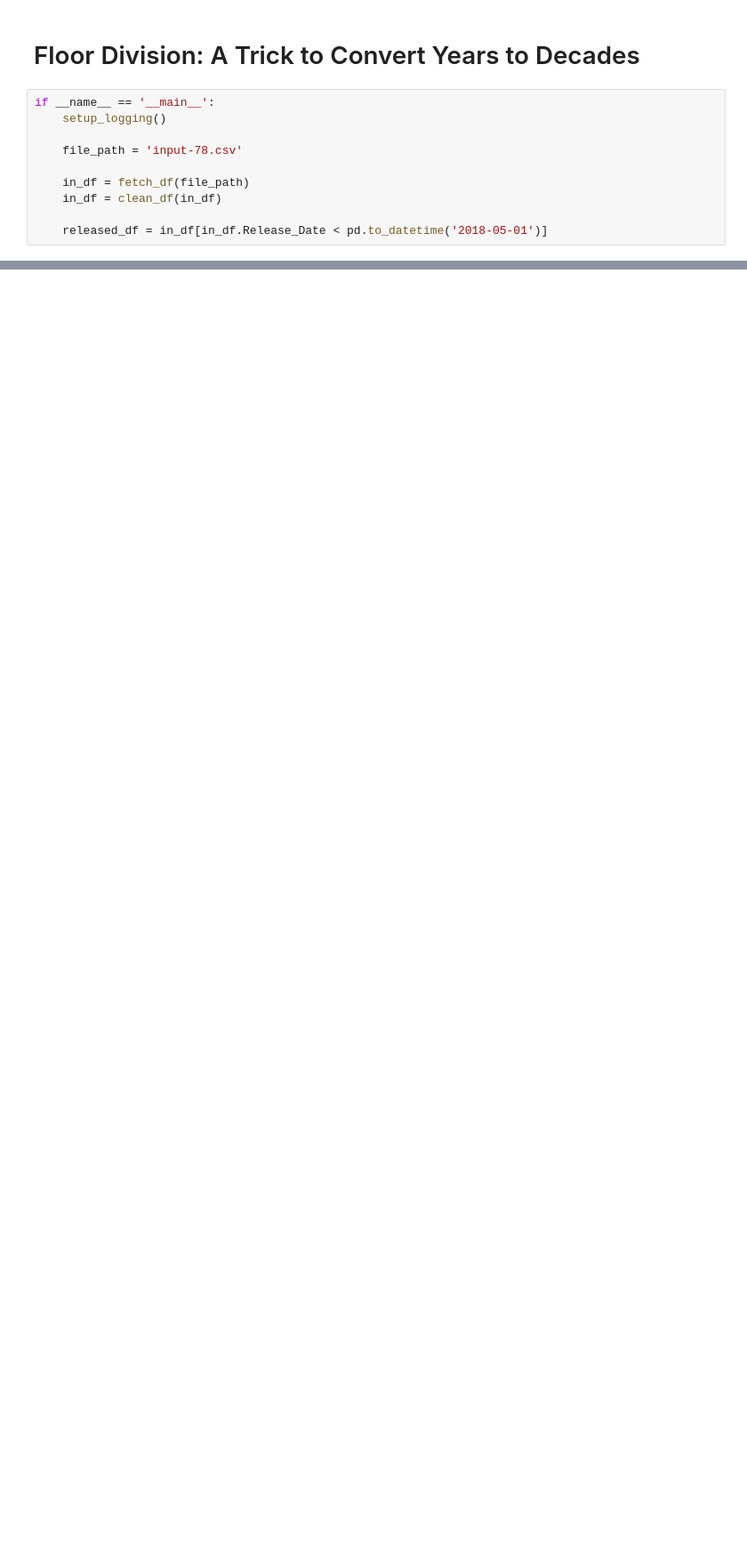
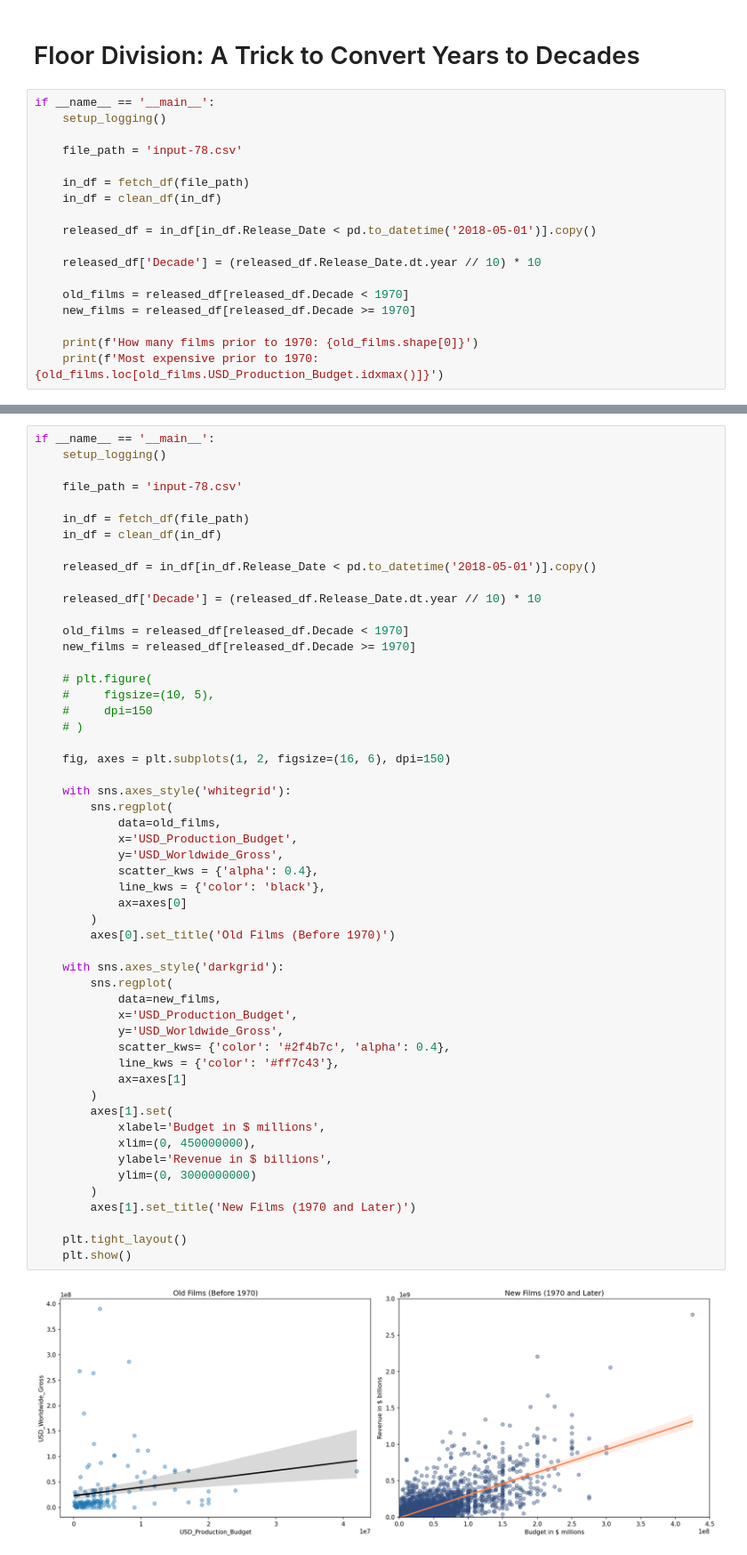
Before and after one commit to myself-Irfan/100_Python_Angela, a Jupyter notebook: 78.ipynb, the cells around one changed output, grey strips where cells are left out. Shown at 89% size. Saved outputs shown, nothing was run; the diff lists cells and outputs as text; blank space fills up the shorter version.

```diff
--- a/78.ipynb
+++ b/78.ipynb
@@ -220,4 +220,12 @@ if __name__ == '__main__':
     in_df = fetch_df(file_path)
     in_df = clean_df(in_df)
 
-    released_df = in_df[in_df.Release_Date < pd.to_datetime('2018-05-01')]
+    released_df = in_df[in_df.Release_Date < pd.to_datetime('2018-05-01')].copy()
+
+    released_df['Decade'] = (released_df.Release_Date.dt.year // 10) * 10
+
+    old_films = released_df[released_df.Decade < 1970]
+    new_films = released_df[released_df.Decade >= 1970]
+
+    print(f'How many films prior to 1970: {old_films.shape[0]}')
+    print(f'Most expensive prior to 1970: {old_films.loc[old_films.USD_Production_Budget.idxmax()]}')
@@ -223,0 +244,55 @@ if __name__ == '__main__':
+# %%
+if __name__ == '__main__':
+    setup_logging()
+
+    file_path = 'input-78.csv'
+
+    in_df = fetch_df(file_path)
+    in_df = clean_df(in_df)
+
+    released_df = in_df[in_df.Release_Date < pd.to_datetime('2018-05-01')].copy()
+
+    released_df['Decade'] = (released_df.Release_Date.dt.year // 10) * 10
+
+    old_films = released_df[released_df.Decade < 1970]
+    new_films = released_df[released_df.Decade >= 1970]
+
+    # plt.figure(
+    #     figsize=(10, 5),
+    #     dpi=150
+    # )
+
+    fig, axes = plt.subplots(1, 2, figsize=(16, 6), dpi=150)
+
+    with sns.axes_style('whitegrid'):
+        sns.regplot(
+            data=old_films,
+            x='USD_Production_Budget',
+            y='USD_Worldwide_Gross',
+            scatter_kws = {'alpha': 0.4},
+            line_kws = {'color': 'black'},
+            ax=axes[0]
+        )
+        axes[0].set_title('Old Films (Before 1970)')
+
+    with sns.axes_style('darkgrid'):
+        sns.regplot(
+            data=new_films,
+            x='USD_Production_Budget',
+            y='USD_Worldwide_Gross',
+            scatter_kws= {'color': '#2f4b7c', 'alpha': 0.4},
+            line_kws = {'color': '#ff7c43'},
+            ax=axes[1]
+        )
+        axes[1].set(
+            xlabel='Budget in $ millions',
+            xlim=(0, 450000000),
+            ylabel='Revenue in $ billions',
+            ylim=(0, 3000000000)
+        )
+        axes[1].set_title('New Films (1970 and Later)')
+
+    plt.tight_layout()
+    plt.show()
+# %% [output]
+[figure, added]
```
Also changed, not shown: parts of 2 cells of this notebook.
